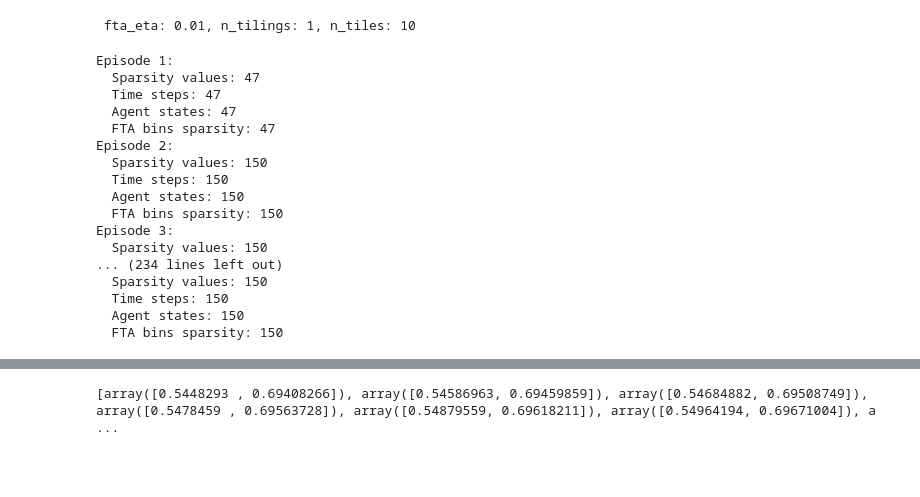
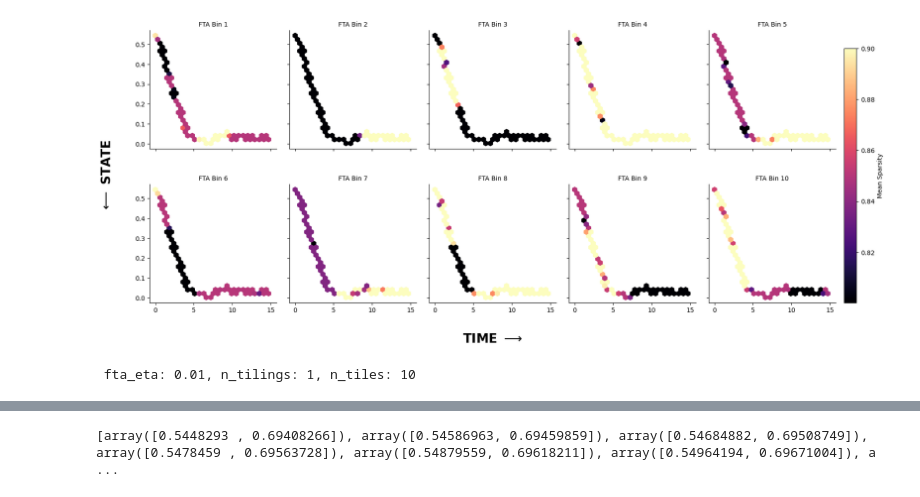
Before and after one commit to jadkins99/RatInABox, a Jupyter notebook: neuro_rl/sparsity.ipynb, the cells around one changed output, grey strips where cells are left out. Cells and saved outputs as stored; diff of their text form; code cells hidden in the pictures; blank space fills up the shorter version.

```diff
--- a/neuro_rl/sparsity.ipynb
+++ b/neuro_rl/sparsity.ipynb
@@ -472,32 +446,49 @@ def plot_sparsity_hist_for_1x1_grid(states, fta_sparsity, show=True):
+# %%
+def plot_all_bins_continuous_grid(all_episode_bins_sparsity, all_episode_time, all_episodes_state, ep_idx=0):
+    bins_data = np.array(all_episode_bins_sparsity[ep_idx]) # (T, 10)
+    times = np.array(all_episode_time[ep_idx])
+    states = np.array(all_episodes_state[ep_idx])[:, 0]
+
+    fig, axes = plt.subplots(2, 5, figsize=(18, 8), sharex=True, sharey=True)
+    axes = axes.flatten()
+
+    for i in range(10):
+        ax = axes[i]
+        # Use hexbin to aggregate "all data" into a continuous-looking surface
+        hb = ax.hexbin(times, states, C=bins_data[:, i], gridsize=25, cmap='magma', reduce_C_function=np.mean)
+        ax.set_title(f"FTA Bin {i+1}", fontsize=10)
+
+        # Clean axes
+        ax.spines['top'].set_visible(False)
+        ax.spines['right'].set_visible(False)
+
+    # Global Labels
+    fig.text(0.5, 0.04, 'TIME $\longrightarrow$', ha='center', fontsize=20, fontweight='bold')
+    fig.text(0.02, 0.5, '$\longleftarrow$ STATE', va='center', rotation='vertical', fontsize=20, fontweight='bold')
+
+    # Global Colorbar
+    cb_ax = fig.add_axes([0.93, 0.15, 0.015, 0.7])
+    fig.colorbar(hb, cax=cb_ax, label='Mean Sparsity')
+
+    plt.subplots_adjust(left=0.08, right=0.92, bottom=0.15, top=0.9, wspace=0.1, hspace=0.3)
+    plt.show()
+
+# Execution
+# plot_all_bins_continuous_grid(all_episode_bins_sparsity, all_episode_time, all_episodes_state)
+# %% [output]
+[figure, added]
 # %%
 env, ag, placecells, actor, critic = create_experiment(dt=0.01,fta_eta=0.01, t_timeout=15)
 # %% [output]
  fta_eta: 0.01, n_tilings: 1, n_tiles: 10
 # %%
 fta = find_fta_module(critic.NeuralNetworkModule)
-all_episode_sparsity, all_episode_time, all_episodes_state, all_episode_bins_sparsity = run_multiple_episodes_with_fta(n_episodes=N_EPISODES, env=env, ag=ag, actor=actor, critic=critic, placecells=placecells, fta=fta)
+all_episode_sparsity, all_episode_time, all_episodes_state, all_episode_bins_sparsity = run_multiple_episodes_with_fta(n_episodes=50, env=env, ag=ag, actor=actor, critic=critic, placecells=placecells, fta=fta)
+# save_episode_data("timeout_15_dt_0.01_eta_0.01_.pkl", all_episode_sparsity, all_episode_time, all_episodes_state, all_episode_bins_sparsity)
 
-for i in range(len(all_episode_sparsity)):
-    print(f"Episode {i+1}:")
-    print(f"  Sparsity values: {len(all_episode_sparsity[i])}")
-    print(f"  Time steps: {len(all_episode_time[i])}")
-    print(f"  Agent states: {len(all_episodes_state[i])}")
-    print(f"  FTA bins sparsity: {len(all_episode_bins_sparsity[i])}")
+# for i in range(len(all_episode_sparsity)):
+#     print(f"Episode {i+1}:")
+#     print(f"  Sparsity values: {len(all_episode_sparsity[i])}")
+#     print(f"  Time steps: {len(all_episode_time[i])}")
+#     print(f"  Agent states: {len(all_episodes_state[i])}")
+#     print(f"  FTA bins sparsity: {len(all_episode_bins_sparsity[i])}")
-# %% [output]
-Episode 1:
-  Sparsity values: 47
-  Time steps: 47
-  Agent states: 47
-  FTA bins sparsity: 47
-Episode 2:
-  Sparsity values: 150
-  Time steps: 150
-  Agent states: 150
-  FTA bins sparsity: 150
-Episode 3:
-  Sparsity values: 150
-... (234 lines left out)
-  Sparsity values: 150
-  Time steps: 150
-  Agent states: 150
-  FTA bins sparsity: 150
```
Also changed, not shown: parts of 13 cells of this notebook.
